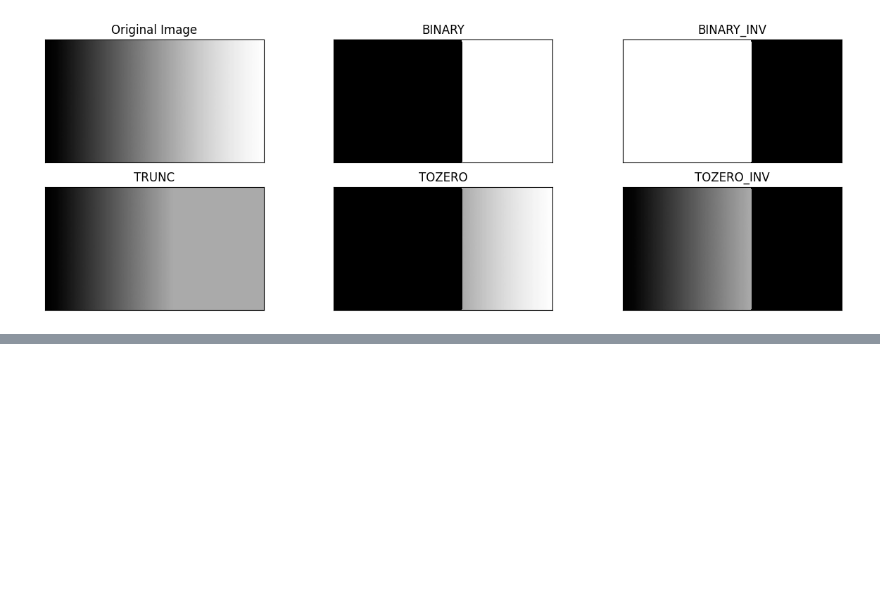
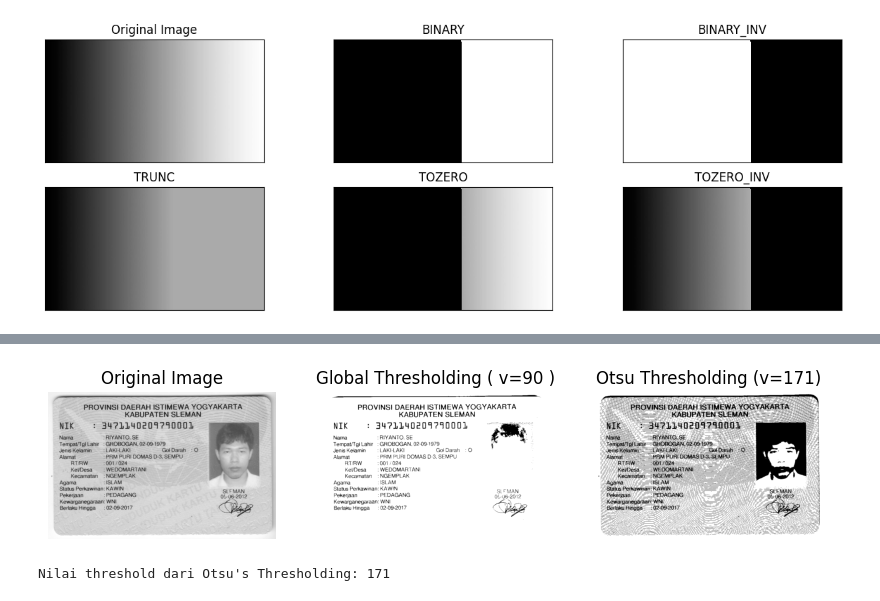
Before and after one commit to Arainal0112/PCVK_Ganjil_2023, a Jupyter notebook: Week10.ipynb, the cells around one changed output, grey strips where cells are left out. Cells and saved outputs as stored; diff of their text form; code cells hidden in the pictures; blank space fills up the shorter version.

```diff
--- a/Week10.ipynb
+++ b/Week10.ipynb
@@ -67,0 +83,80 @@ plt.show()
+# %%
+import numpy as np
+import matplotlib.pyplot as plt
+from PIL import Image
+
+# Fungsi Global Thresholding
+def global_thresholding(image, threshold):
+    binary = np.zeros_like(image)
+    binary[image > threshold] = 255
+    return binary
+
+def otsu_thresholding(image):
+    # Normalisasi histogram
+    hist = np.histogram(image, bins=256, range=(0, 256))[0].astype(float)
+    hist /= hist.sum()
+
+    maximum = 0
+    threshold = 0
+    sum_b = 0
+    sum_f = np.dot(np.arange(256), hist)
+
+    # Iterasi melalui semua nilai ambang (t)
+    for t in range(256):
+        # Hitung probabilitas piksel latar belakang (w_b) dan objek (w_f)
+        w_b = np.sum(hist[:t])
+        w_f = 1 - w_b
+
+        # Cek jika salah satu probabilitas adalah nol, lanjutkan ke ambang berikutnya
+        if w_b == 0 or w_f == 0:
+            continue
+
+        # Hitung rata-rata latar belakang (m_b) dan objek (m_f)
+        sum_b += t * hist[t]
+        m_b = sum_b / w_b
+        m_f = (sum_f - sum_b) / w_f
+
+        # Hitung varian antar kelas (between-class variance)
+        between_class_variance = w_b * w_f * (m_b - m_f) ** 2
+
+        # Jika varian antar kelas lebih besar dari yang sebelumnya, perbarui ambang
+        if between_class_variance > maximum:
+            maximum = between_class_variance
+            threshold = t
+
+    # Kembalikan nilai ambang Otsu yang dihitung
+    return threshold
+
+# Path file gambar
+img_ktp = cv2.imread('/content/drive/MyDrive/PCVK/KTP_More/ktp.png')
+image = cv2.cvtColor(img_ktp, cv2.COLOR_BGR2GRAY)
+
+# Global Thresholding dengan v=90
+global_threshold = global_thresholding(image, 90)
+
+# Otsu's Thresholding
+otsu_threshold = otsu_thresholding(image)
+
+# Tampilkan gambar dan hasil thresholding
+plt.figure(figsize=(10, 4))
+
+otsu_binary = np.zeros_like(image)
+otsu_binary[image > otsu_threshold] = 255
+
+
+titles = ['Original Image', f'Global Thresholding ( v=90 )', f'Otsu Thresholding (v={otsu_threshold})']
+images = [image, global_threshold, otsu_binary]
+
+for i in range(3):
+    plt.subplot(1, 3, i+1)
+    plt.imshow(images[i], cmap='gray')
+    plt.title(titles[i])
+    plt.axis('off')
+
+plt.show()
+# Otsu's Thresholding
+otsu_threshold = otsu_thresholding(image)
+print("Nilai threshold dari Otsu's Thresholding:", otsu_threshold)
+# %% [output]
+[figure, added]
+Nilai threshold dari Otsu's Thresholding: 171
```
Also changed, not shown: parts of 15 cells of this notebook.
